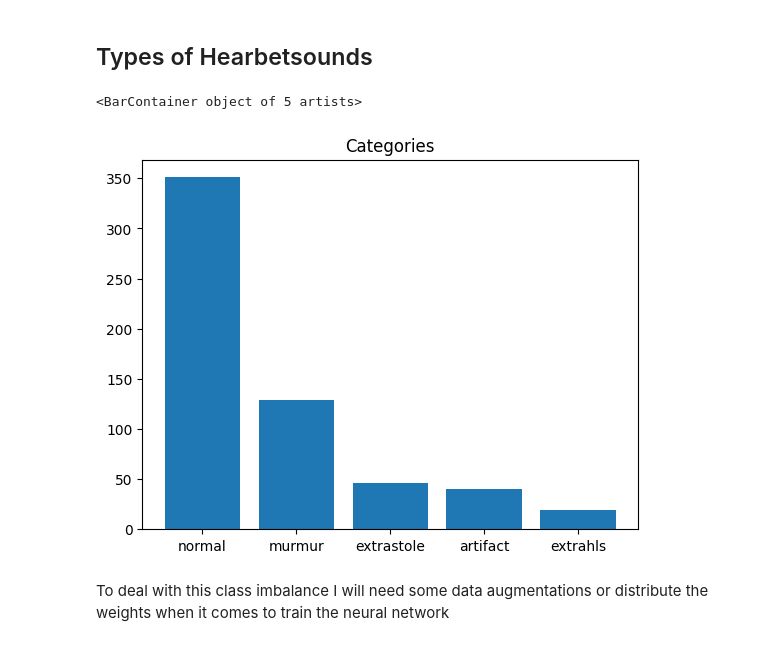
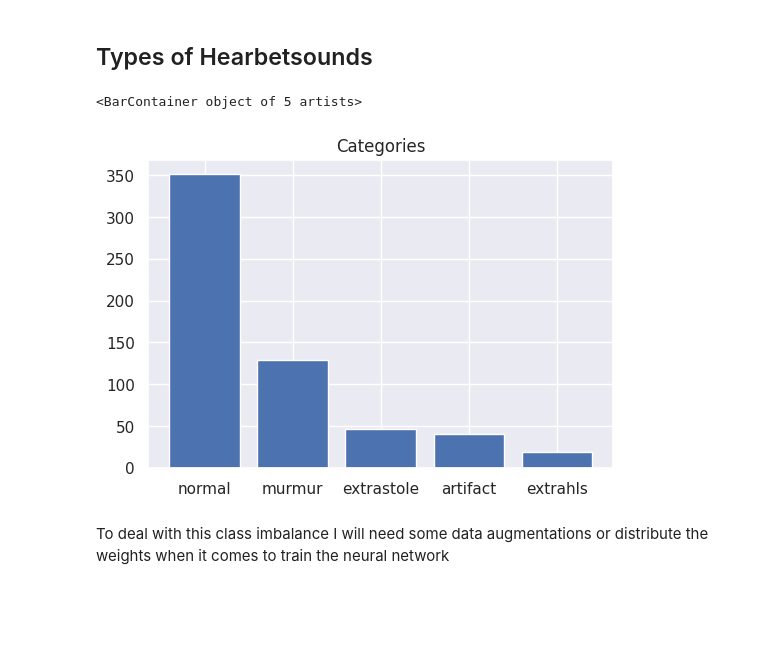
Before and after one commit to edcalderin/Heartbet-Sound-Anomaly-Detector, a Jupyter notebook: notebooks/exploration.ipynb, the cells around one changed output. Cells and saved outputs as stored; diff of their text form; code cells hidden in the pictures; blank space fills up the shorter version.

```diff
--- a/notebooks/exploration.ipynb
+++ b/notebooks/exploration.ipynb
@@ -127,10 +128,13 @@ import matplotlib.pyplot as plt
 # %%
 count_labels = audio_data.label.value_counts()
+
+sns.set()
+plt.figure(figsize=(6, 4))
 plt.title('Categories')
 plt.bar(count_labels.index, count_labels.values)
 # %% [output]
 <BarContainer object of 5 artists>
-[figure, old version]
+[figure, new version]
 # %% [markdown]
 To deal with this class imbalance I will need some data augmentations or distribute the weights when it comes to train the neural network
 # %% [markdown]
```
Also changed, not shown: parts of 8 cells of this notebook.
